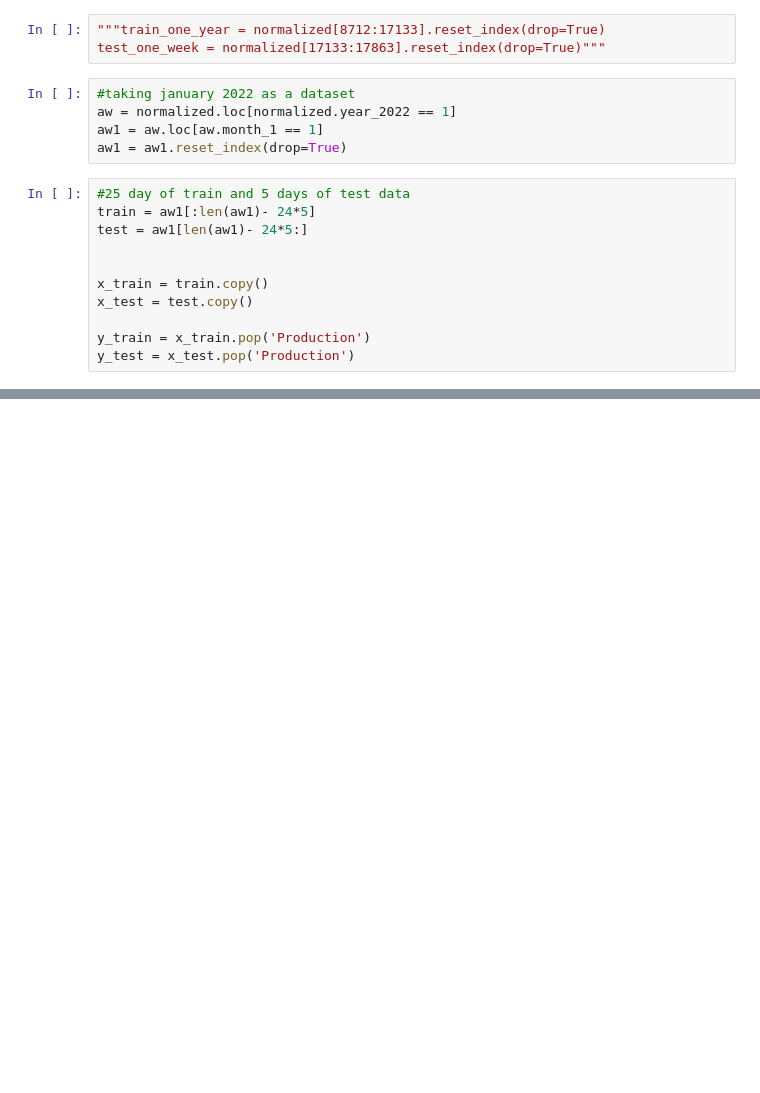
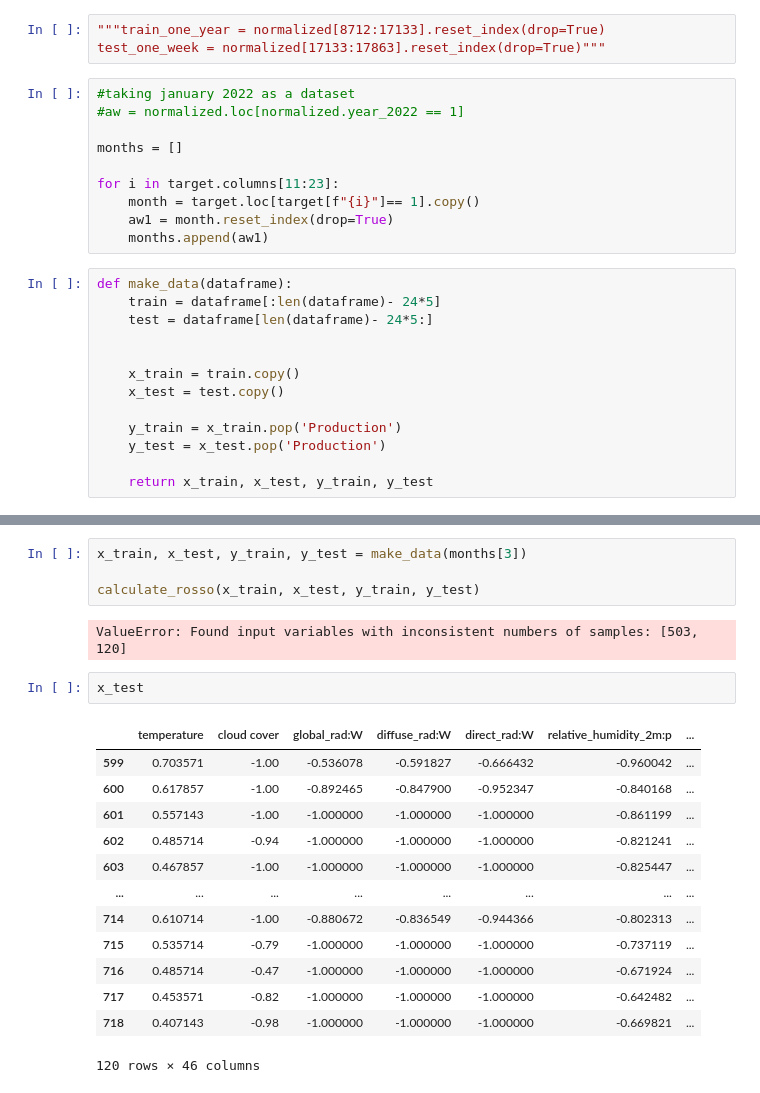
Before and after one commit to xalil8/solar_time_series_forecast, a Jupyter notebook: losso_ridge.ipynb, the cells around one changed output, grey strips where cells are left out. Saved outputs shown, nothing was run; the diff lists cells and outputs as text; blank space fills up the shorter version.

```diff
--- a/losso_ridge.ipynb
+++ b/losso_ridge.ipynb
@@ -83,18 +84,25 @@ target = target.reset_index(drop=True)
 test_one_week = normalized[17133:17863].reset_index(drop=True)"""
 # %%
 #taking january 2022 as a dataset
-aw = normalized.loc[normalized.year_2022 == 1]
-aw1 = aw.loc[aw.month_1 == 1]
-aw1 = aw1.reset_index(drop=True)
+#aw = normalized.loc[normalized.year_2022 == 1]
+
+months = []
+
+for i in target.columns[11:23]:
+    month = target.loc[target[f"{i}"]== 1].copy()
+    aw1 = month.reset_index(drop=True)
+    months.append(aw1)
 # %%
-#25 day of train and 5 days of test data
-train = aw1[:len(aw1)- 24*5]
-test = aw1[len(aw1)- 24*5:]
+def make_data(dataframe):
+    train = dataframe[:len(dataframe)- 24*5]
+    test = dataframe[len(dataframe)- 24*5:]
 
 
-x_train = train.copy()
-x_test = test.copy()
+    x_train = train.copy()
+    x_test = test.copy()
 
-y_train = x_train.pop('Production')
-y_test = x_test.pop('Production')
+    y_train = x_train.pop('Production')
+    y_test = x_test.pop('Production')
+
+    return x_train, x_test, y_train, y_test
 # %%
@@ -199,0 +166,22 @@ for test data, mean absolute percentage error is 0.33921217249948565
+# %%
+x_train, x_test, y_train, y_test = make_data(months[3])
+
+calculate_rosso(x_train, x_test, y_train, y_test)
+# %% [output]
+ValueError: Found input variables with inconsistent numbers of samples: [503, 120]
+# %%
+x_test
+# %% [output]
+|  | temperature | cloud cover | global_rad:W | diffuse_rad:W | direct_rad:W | relative_humidity_2m:p | ... |
+| 599 | 0.703571 | -1.00 | -0.536078 | -0.591827 | -0.666432 | -0.960042 | ... |
+| 600 | 0.617857 | -1.00 | -0.892465 | -0.847900 | -0.952347 | -0.840168 | ... |
+| 601 | 0.557143 | -1.00 | -1.000000 | -1.000000 | -1.000000 | -0.861199 | ... |
+| 602 | 0.485714 | -0.94 | -1.000000 | -1.000000 | -1.000000 | -0.821241 | ... |
+| 603 | 0.467857 | -1.00 | -1.000000 | -1.000000 | -1.000000 | -0.825447 | ... |
+| ... | ... | ... | ... | ... | ... | ... | ... |
+| 714 | 0.610714 | -1.00 | -0.880672 | -0.836549 | -0.944366 | -0.802313 | ... |
+| 715 | 0.535714 | -0.79 | -1.000000 | -1.000000 | -1.000000 | -0.737119 | ... |
+| 716 | 0.485714 | -0.47 | -1.000000 | -1.000000 | -1.000000 | -0.671924 | ... |
+| 717 | 0.453571 | -0.82 | -1.000000 | -1.000000 | -1.000000 | -0.642482 | ... |
+| 718 | 0.407143 | -0.98 | -1.000000 | -1.000000 | -1.000000 | -0.669821 | ... |
+120 rows × 46 columns
```
Also changed, not shown: parts of 11 cells of this notebook.
